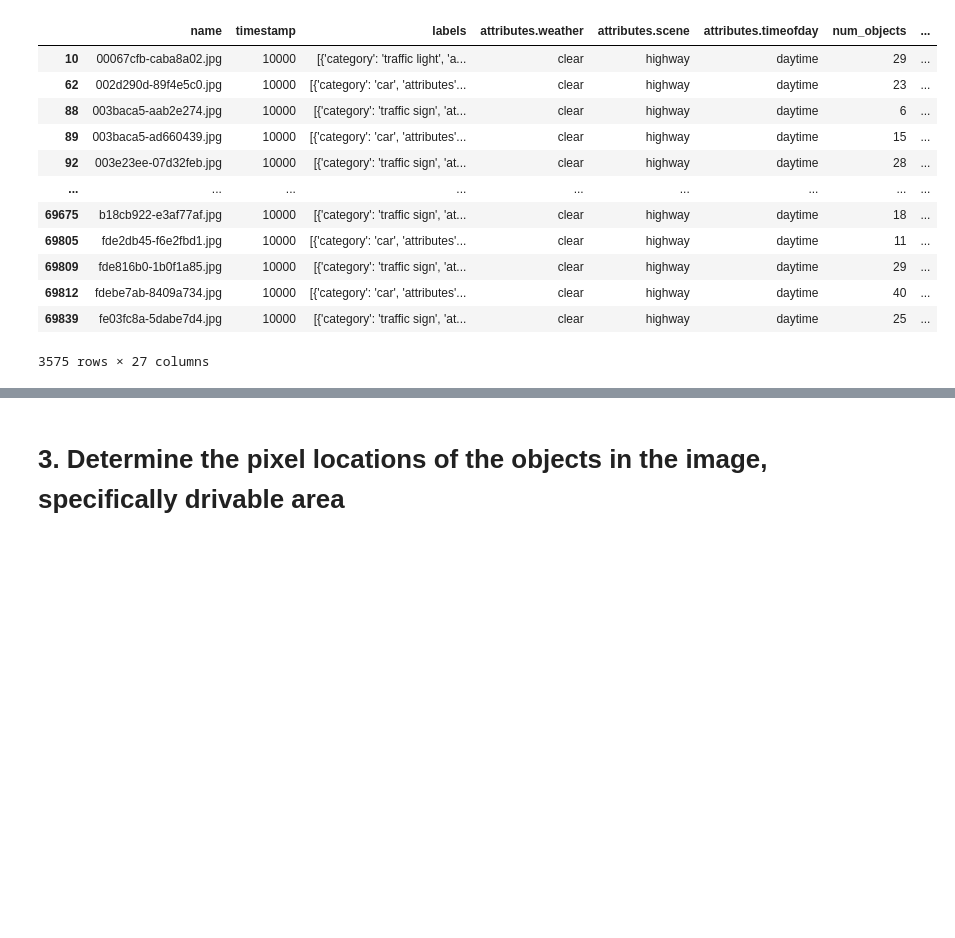
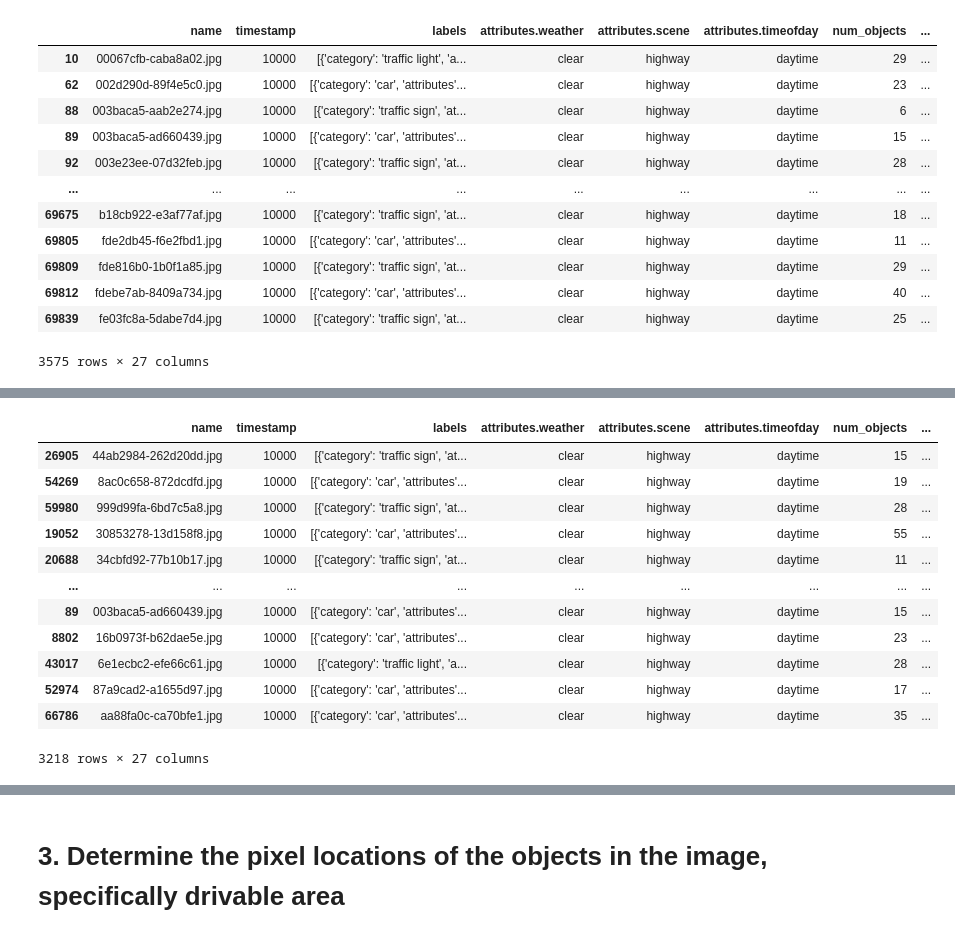
Before and after one commit to fidelianawar/W207-ML-Final, a Jupyter notebook: Tiffany_W207_Final_Project.ipynb, the cells around one changed output, grey strips where cells are left out. Cells and saved outputs as stored; diff of their text form; code cells hidden in the pictures; blank space fills up the shorter version.

```diff
--- a/Tiffany_W207_Final_Project.ipynb
+++ b/Tiffany_W207_Final_Project.ipynb
@@ -154,0 +215,16 @@ data_cleaned
+# %%
+training_data_split
+# %% [output]
+|  | name | timestamp | labels | attributes.weather | attributes.scene | attributes.timeofday | num_objects | ... |
+| 26905 | 44ab2984-262d20dd.jpg | 10000 | [{'category': 'traffic sign', 'at... | clear | highway | daytime | 15 | ... |
+| 54269 | 8ac0c658-872dcdfd.jpg | 10000 | [{'category': 'car', 'attributes'... | clear | highway | daytime | 19 | ... |
+| 59980 | 999d99fa-6bd7c5a8.jpg | 10000 | [{'category': 'traffic sign', 'at... | clear | highway | daytime | 28 | ... |
+| 19052 | 30853278-13d158f8.jpg | 10000 | [{'category': 'car', 'attributes'... | clear | highway | daytime | 55 | ... |
+| 20688 | 34cbfd92-77b10b17.jpg | 10000 | [{'category': 'traffic sign', 'at... | clear | highway | daytime | 11 | ... |
+| ... | ... | ... | ... | ... | ... | ... | ... | ... |
+| 89 | 003baca5-ad660439.jpg | 10000 | [{'category': 'car', 'attributes'... | clear | highway | daytime | 15 | ... |
+| 8802 | 16b0973f-b62dae5e.jpg | 10000 | [{'category': 'car', 'attributes'... | clear | highway | daytime | 23 | ... |
+| 43017 | 6e1ecbc2-efe66c61.jpg | 10000 | [{'category': 'traffic light', 'a... | clear | highway | daytime | 28 | ... |
+| 52974 | 87a9cad2-a1655d97.jpg | 10000 | [{'category': 'car', 'attributes'... | clear | highway | daytime | 17 | ... |
+| 66786 | aa88fa0c-ca70bfe1.jpg | 10000 | [{'category': 'car', 'attributes'... | clear | highway | daytime | 35 | ... |
+3218 rows × 27 columns
```
Also changed, not shown: parts of 28 cells of this notebook.
